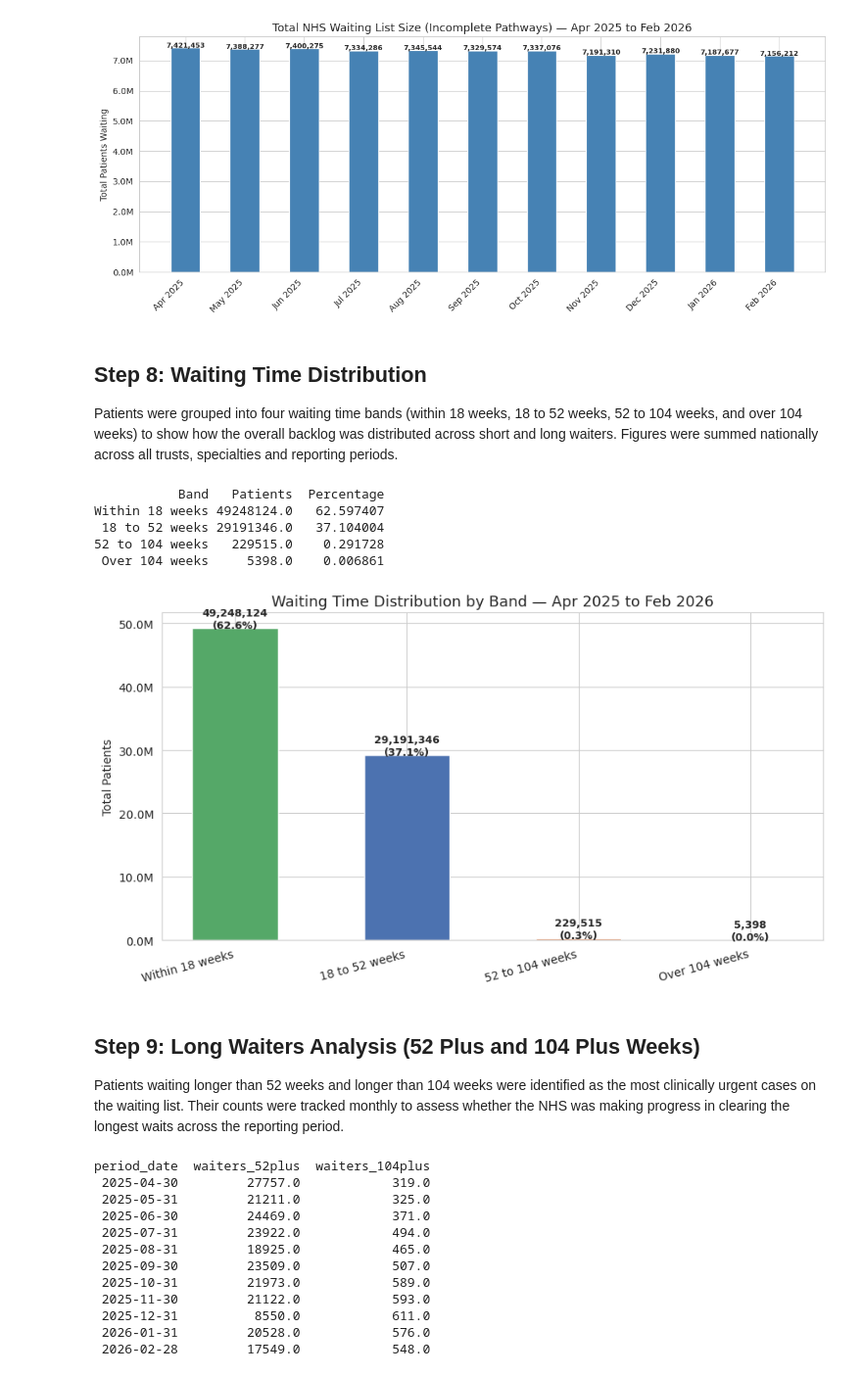
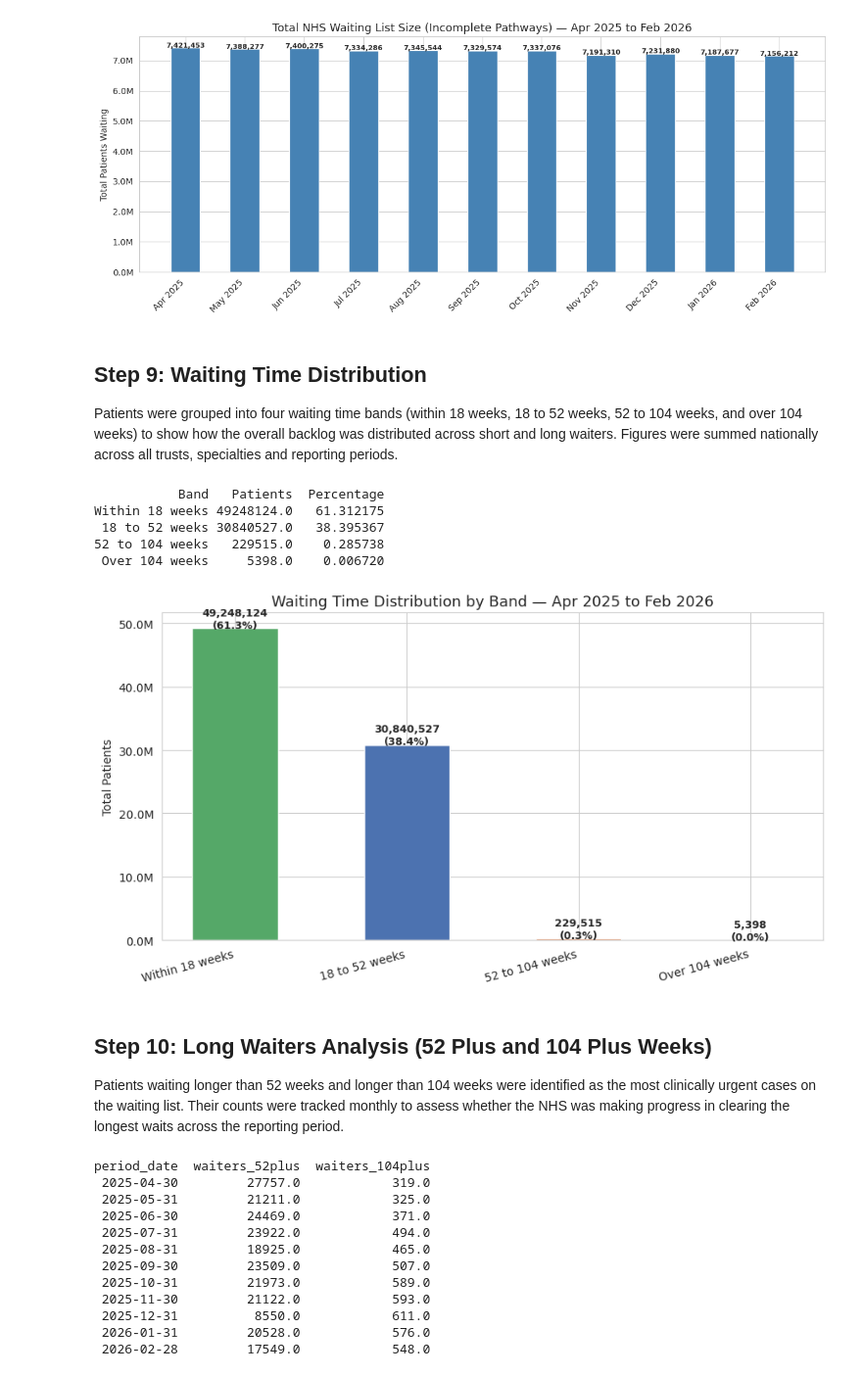
Before and after one commit to Kingsley-Eboh/nhs-rtt-analysis, a Jupyter notebook: notebooks/nhs_rtt_analysis.ipynb, the cells around one changed output. Shown at 98% size. Drawn from its saved outputs; the diff is of its cells as text; code cells hidden in the pictures.

Commit message:
Update notebook with revised data loading and summary export cells

```diff
--- a/notebooks/nhs_rtt_analysis.ipynb
+++ b/notebooks/nhs_rtt_analysis.ipynb
@@ -104,21 +104,30 @@ cols_needed = [
 within_18_cols = [c for c in cols_needed if 'Weeks' in c and
                   any(f'Gt {str(i).zfill(2)}' in c for i in range(18))]
 
+long_wait_cols_52 = [c for c in cols_needed if 'Weeks' in c and
+                  any(f'Gt {str(i).zfill(2)}' in c for i in range(52, 104))]
+
 frames = []
 for f in all_files:
-    # Each file was loaded one at a time with only required columns
     df_temp = pd.read_csv(f, usecols=cols_needed)
     date_str = os.path.basename(f)[:8]
     df_temp['period_date'] = pd.to_datetime(date_str, format='%Y%m%d')
-
-    # Filtering and metric derivation were applied immediately to each
-    # file before the next file was loaded, keeping memory usage low
     df_temp = df_temp[df_temp['RTT Part Type'] == 'Part_2'].copy()
     df_temp = df_temp[df_temp['Treatment Function Name'] != 'Total'].copy()
+
+    # Calculate derived columns immediately and drop raw weekly band columns
+    df_temp[within_18_cols] = df_temp[within_18_cols].fillna(0)
     df_temp['patients_within_18wks'] = df_temp[within_18_cols].sum(axis=1)
     df_temp['pct_within_18wks'] = (
         df_temp['patients_within_18wks'] / df_temp['Total All'].replace(0, pd.NA)
     ) * 100
+    df_temp[long_wait_cols_52] = df_temp[long_wait_cols_52].fillna(0)
+    df_temp['waiters_52plus'] = df_temp[long_wait_cols_52].sum(axis=1)
+    df_temp['waiters_104plus'] = df_temp['Gt 104 Weeks SUM 1'].fillna(0)
+
+    # Drop all raw weekly band columns to free memory
+    drop_cols = [c for c in df_temp.columns if 'Weeks SUM 1' in c]
+    df_temp = df_temp.drop(columns=drop_cols)
 
     frames.append(df_temp)
     print(f"Loaded: {os.path.basename(f)} — shape: {df_temp.shape}")
@@ -391,54 +388,54 @@ period_date  total_waiting
  2026-02-28        7156212
 [figure]
 # %% [markdown]
-## Step 8: Waiting Time Distribution
+## Step 9: Waiting Time Distribution
 Patients were grouped into four waiting time bands (within 18 weeks,
 18 to 52 weeks, 52 to 104 weeks, and over 104 weeks) to show how the
 overall backlog was distributed across short and long waiters. Figures
 were summed nationally across all trusts, specialties and reporting periods.
 # %%
-band_cols = {
-    'Within 18 weeks': [c for c in df.columns if 'Weeks SUM 1' in c and
-                        any(f'Gt {str(i).zfill(2)}' in c for i in range(18))],
-    '18 to 52 weeks':  [c for c in df.columns if 'Weeks SUM 1' in c and
-                        any(f'Gt {str(i).zfill(2)}' in c for i in range(18, 52))],
-    '52 to 104 weeks': [c for c in df.columns if 'Weeks SUM 1' in c and
-                        any(f'Gt {str(i).zfill(2)}' in c for i in range(52, 104))],
-    'Over 104 weeks':  ['Gt 104 Weeks SUM 1']
-}
 
-band_totals = {band: df[cols].sum().sum() for band, cols in band_cols.items()}
-band_df = pd.DataFrame(list(band_totals.items()), columns=['Band', 'Patients'])
+within_18_total = df['patients_within_18wks'].sum()
+waiters_52_total = df['waiters_52plus'].sum()
+waiters_104_total = df['waiters_104plus'].sum()
+total_all = df['Total All'].sum()
+between_18_52 = total_all - Within_18_total - waiters_52_total - waiters_104_total
+
+
+band_df = pd.DataFrame({
+    'Band': ['Within 18 weeks', '18 to 52 weeks', '52 to 104 weeks', 'Over 104 weeks'],
+    'Patients': [within_18_total, between_18_52, waiters_52_total, waiters_104_total]
+})
 band_df['Percentage'] = (band_df['Patients'] / band_df['Patients'].sum()) * 100
 
 print(band_df.to_string(index=False))
 
 fig, ax = plt.subplots(figsize=(9, 5))
 bars = ax.bar(band_df['Band'], band_df['Patients'],
               color=['#55A868', '#4C72B0', '#DD8452', '#C44E52'], width=0.5)
 
 for bar, val, pct in zip(bars, band_df['Patients'], band_df['Percentage']):
     ax.text(bar.get_x() + bar.get_width() / 2,
             bar.get_height() + 50000,
             f"{val:,.0f}\n({pct:.1f}%)",
             ha='center', fontsize=9, fontweight='bold')
 
 ax.set_title('Waiting Time Distribution by Band — Apr 2025 to Feb 2026', fontsize=13)
 ax.set_ylabel('Total Patients')
 ax.yaxis.set_major_formatter(plt.FuncFormatter(lambda x, _: f'{x/1e6:.1f}M'))
 plt.xticks(rotation=15, ha='right')
 plt.tight_layout()
 plt.savefig('/home/king/Desktop/nhs-rtt-analysis/figures/wait_distribution.png', dpi=150)
 plt.show()
 # %% [output]
            Band   Patients  Percentage
-Within 18 weeks 49248124.0   62.597407
- 18 to 52 weeks 29191346.0   37.104004
-52 to 104 weeks   229515.0    0.291728
- Over 104 weeks     5398.0    0.006861
+Within 18 weeks 49248124.0   61.312175
+ 18 to 52 weeks 30840527.0   38.395367
+52 to 104 weeks   229515.0    0.285738
+ Over 104 weeks     5398.0    0.006720
-[figure, old version]
+[figure, new version]
 # %% [markdown]
-## Step 9: Long Waiters Analysis (52 Plus and 104 Plus Weeks)
+## Step 10: Long Waiters Analysis (52 Plus and 104 Plus Weeks)
 Patients waiting longer than 52 weeks and longer than 104 weeks were
 identified as the most clinically urgent cases on the waiting list.
 Their counts were tracked monthly to assess whether the NHS was making
```
Also changed, not shown: parts of 19 cells of this notebook.
